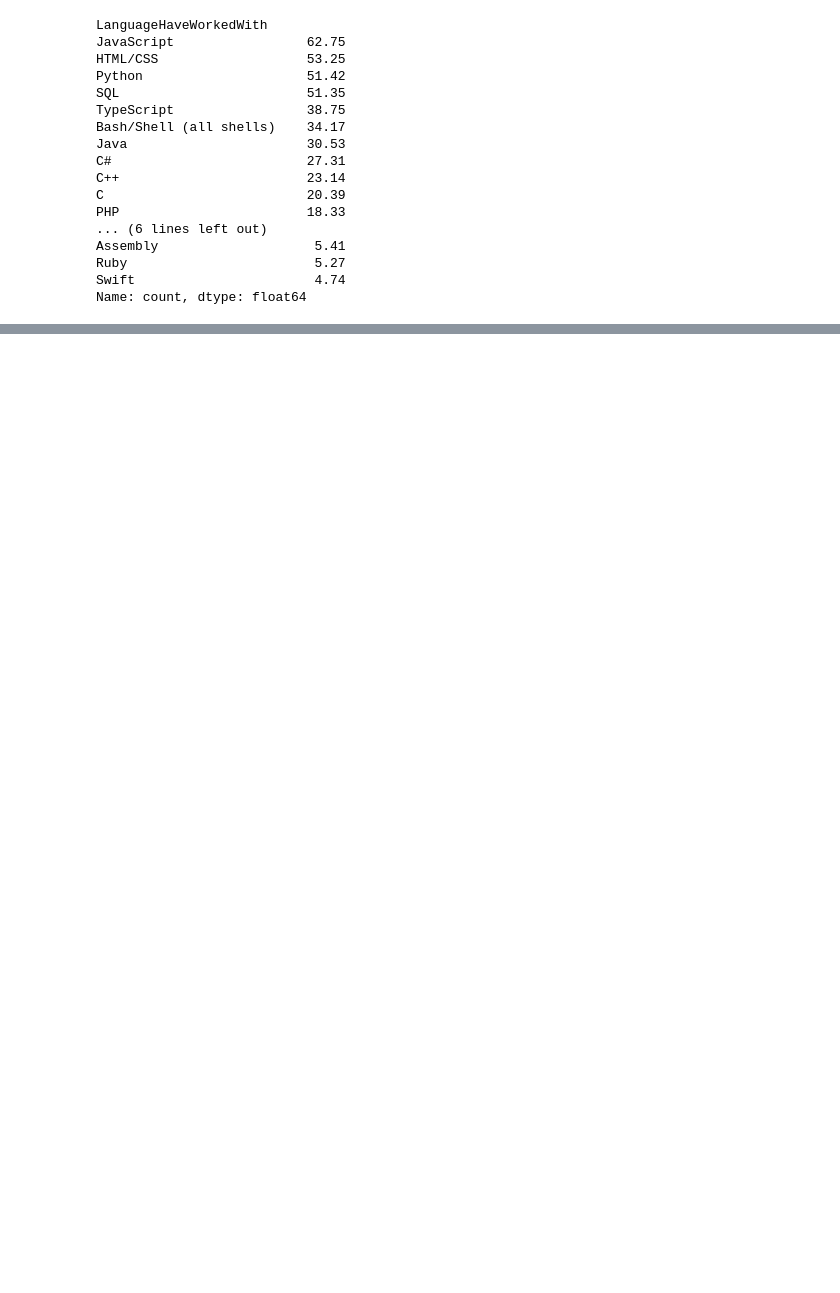
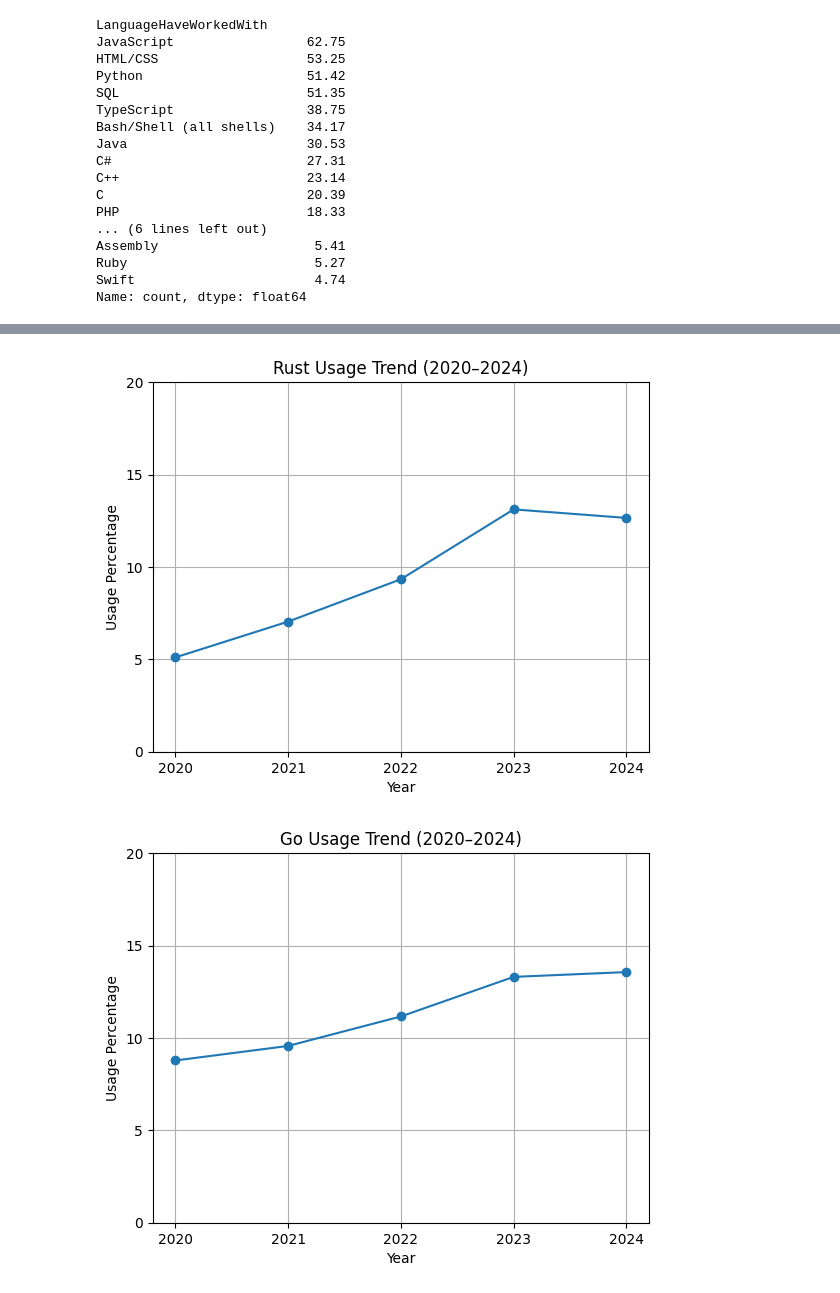
Before and after one commit to devinlin89/SO-language-trends-2020-2024, a Jupyter notebook: notebooks/analysis.ipynb, the cells around one changed output, grey strips where cells are left out. Drawn from its saved outputs; the diff is of its cells as text; code cells hidden in the pictures; blank space fills up the shorter version.

```diff
--- a/notebooks/analysis.ipynb
+++ b/notebooks/analysis.ipynb
@@ -143,0 +174,33 @@ plt.show()
+# %%
+top_5_languages_by_relative_growth = usage_metrics.sort_values(
+    by="Growth Rate", ascending=False
+).head(5)
+
+top_5_languages_by_relative_decline = usage_metrics.sort_values(
+    by="Growth Rate", ascending=True
+).head(5)
+# %%
+def plot_language_trend(language):
+    values = usage_trends.loc[language, YEARS]
+
+    values.plot(
+        marker="o",
+        title=f"{language} Usage Trend (2020–2024)"
+    )
+    plt.xlabel("Year")
+    plt.ylabel("Usage Percentage")
+
+    plt.xticks(YEARS)
+
+    y_max = int(max(10, min(100, round(values.max() * 1.25, -1))))
+    plt.ylim(0, y_max)
+    plt.yticks(range(0, y_max + 1, 5))
+
+    plt.grid(True)
+    plt.show()
+# %%
+for language in top_5_languages_by_relative_growth.index:
+    plot_language_trend(language)
+# %% [output]
+[figure, added]
+[figure, added]
```
Also changed, not shown: parts of 15 cells of this notebook.
